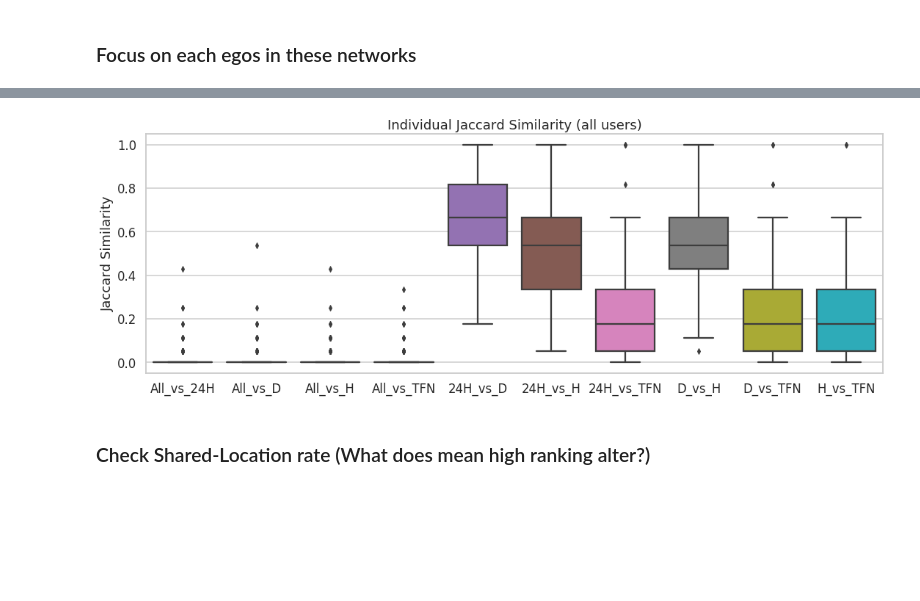
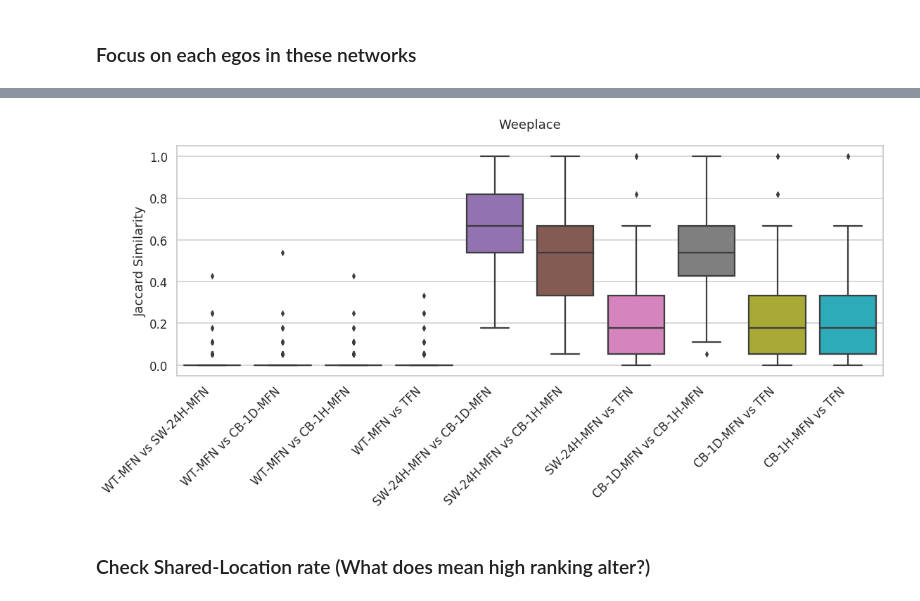
Before and after one commit to Magica-Chen/social-predictability, a Jupyter notebook: Ranking-Based-WP-VS.ipynb, the cells around one changed output, grey strips where cells are left out. Cells and saved outputs as stored; diff of their text form; code cells hidden in the pictures; blank space fills up the shorter version.

```diff
--- a/Ranking-Based-WP-VS.ipynb
+++ b/Ranking-Based-WP-VS.ipynb
@@ -259,7 +259,8 @@ VIP_merged = reduce(lambda  left,right: pd.merge(left,right,on=['Included','user
                                                               VIP_network_D_MFN,
                                                               VIP_network_H_MFN,
                                                               VIP_network_TFN])
-VIP_merged.columns = ['Included', 'userid', 'All-MFN' ,'24H-MFN', 'D-MFN', 'H-MFN', 'TFN']
+# VIP_merged.columns = ['Included', 'userid', 'All-MFN' ,'24H-MFN', 'D-MFN', 'H-MFN', 'TFN']
+VIP_merged.columns = ['Included', 'userid', 'WT-MFN','SW-24H-MFN', 'CB-1D-MFN', 'CB-1H-MFN', 'TFN']
 # %% [markdown]
 ### Gobal Jaccard similarity for all alters in these networks
 # %%
@@ -285,6 +286,6 @@ plt.show()
 ### Focus on each egos in these networks
 # %%
 individual_similarity = {user: util.jaccard_pandas_similarity(VIP_merged[VIP_merged['userid'] == user]
-                                                              [['All-MFN', '24H-MFN', 'D-MFN',
-                                                                'H-MFN', 'TFN']]) for user in share_users}
+                                                              [['WT-MFN','SW-24H-MFN', 'CB-1D-MFN',
+                                                                'CB-1H-MFN', 'TFN']]) for user in share_users}
 # %%
@@ -313,24 +314,24 @@ df_individual_similarity = pd.DataFrame(np.transpose(np.array([
 # %%
 df_individual_similarity = pd.concat([
-                           pd.DataFrame([['All_vs_24H', individual_similarity[user][0][1]] for user in share_users],
+                           pd.DataFrame([['WT-MFN vs SW-24H-MFN', individual_similarity[user][0][1]] for user in share_users],
                                          columns=['Compare', 'Jaccard']),
-                           pd.DataFrame([['All_vs_D', individual_similarity[user][0][2]] for user in share_users],
+                           pd.DataFrame([['WT-MFN vs CB-1D-MFN', individual_similarity[user][0][2]] for user in share_users],
                                          columns=['Compare', 'Jaccard']),
-                           pd.DataFrame([['All_vs_H', individual_similarity[user][0][3]] for user in share_users],
+                           pd.DataFrame([['WT-MFN vs CB-1H-MFN', individual_similarity[user][0][3]] for user in share_users],
                                          columns=['Compare', 'Jaccard']),
-                           pd.DataFrame([['All_vs_TFN', individual_similarity[user][0][4]] for user in share_users],
+                           pd.DataFrame([['WT-MFN vs TFN', individual_similarity[user][0][4]] for user in share_users],
                                          columns=['Compare', 'Jaccard']),
-                           pd.DataFrame([['24H_vs_D', individual_similarity[user][1][2]] for user in share_users],
+                           pd.DataFrame([['SW-24H-MFN vs CB-1D-MFN', individual_similarity[user][1][2]] for user in share_users],
                                          columns=['Compare', 'Jaccard']),
-                           pd.DataFrame([['24H_vs_H', individual_similarity[user][1][3]] for user in share_users],
+                           pd.DataFrame([['SW-24H-MFN vs CB-1H-MFN', individual_similarity[user][1][3]] for user in share_users],
                                        columns=['Compare', 'Jaccard']),
-                           pd.DataFrame([['24H_vs_TFN', individual_similarity[user][1][4]] for user in share_users],
+                           pd.DataFrame([['SW-24H-MFN vs TFN', individual_similarity[user][1][4]] for user in share_users],
                                        columns=['Compare', 'Jaccard']),
-                           pd.DataFrame([['D_vs_H', individual_similarity[user][2][3]] for user in share_users],
+                           pd.DataFrame([['CB-1D-MFN vs CB-1H-MFN', individual_similarity[user][2][3]] for user in share_users],
                                        columns=['Compare', 'Jaccard']),
-                           pd.DataFrame([['D_vs_TFN', individual_similarity[user][2][4]] for user in share_users],
+                           pd.DataFrame([['CB-1D-MFN vs TFN', individual_similarity[user][2][4]] for user in share_users],
                                         columns=['Compare', 'Jaccard']),
-                           pd.DataFrame([['H_vs_TFN', individual_similarity[user][3][4]] for user in share_users],
+                           pd.DataFrame([['CB-1H-MFN vs TFN', individual_similarity[user][3][4]] for user in share_users],
                                        columns=['Compare', 'Jaccard'])
                                         ]
                                     )
@@ -353,13 +340,14 @@ df_individual_similarity
 # %%
 fig, ax = plt.subplots(figsize=(18, 6))
 ax = sns.boxplot(data=df_individual_similarity , x='Compare',
             y = 'Jaccard')
-ax.set_title('Individual Jaccard Similarity (all users)')
+ax.set_title('Weeplace', pad = 25)
 ax.set_xlabel('')
 ax.set_ylabel('Jaccard Similarity')
+ax.set_xticklabels(ax.get_xticklabels(), rotation=45, ha='right')
 plt.show()
 # %% [output]
-[figure, old version]
+[figure, new version]
 # %% [markdown]
 ### Check Shared-Location rate (What does mean high ranking alter?)
 # %%
```
Also changed, not shown: parts of 3 cells of this notebook, 8 other files.
